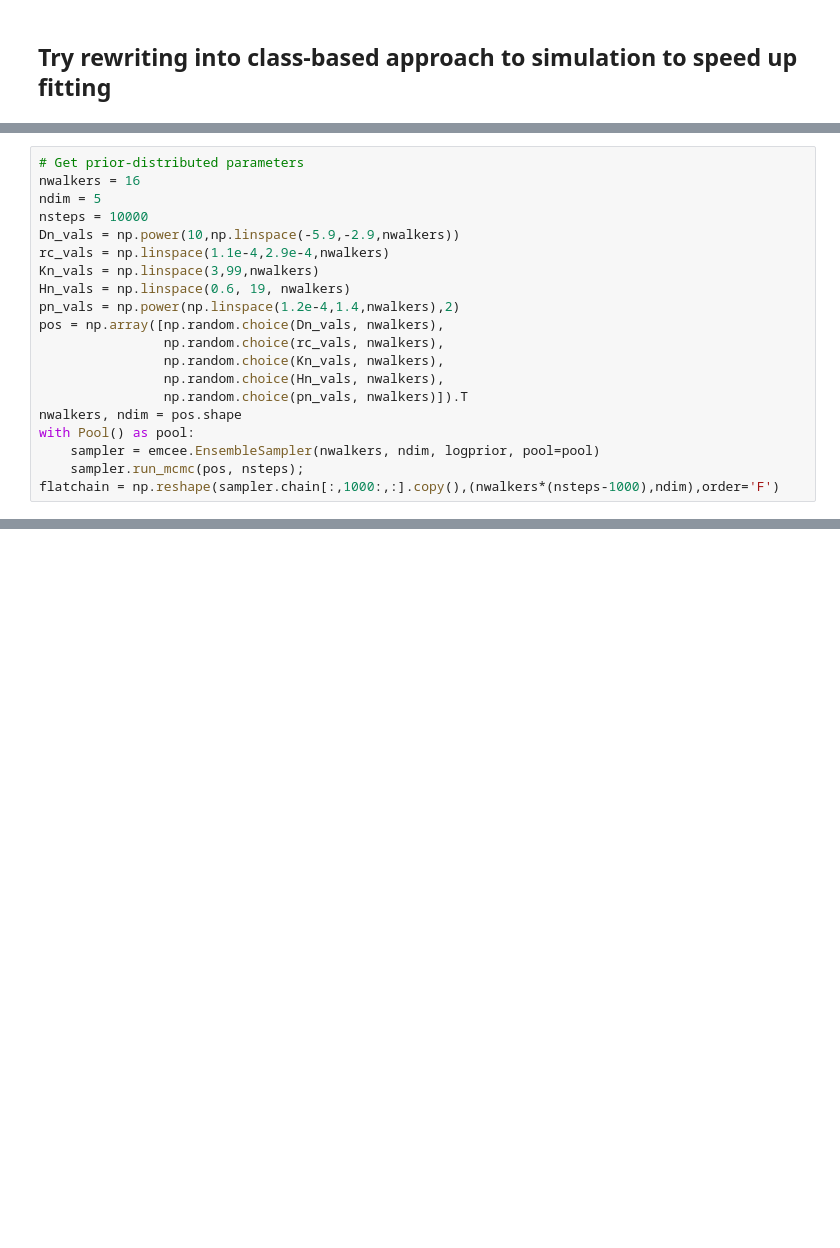
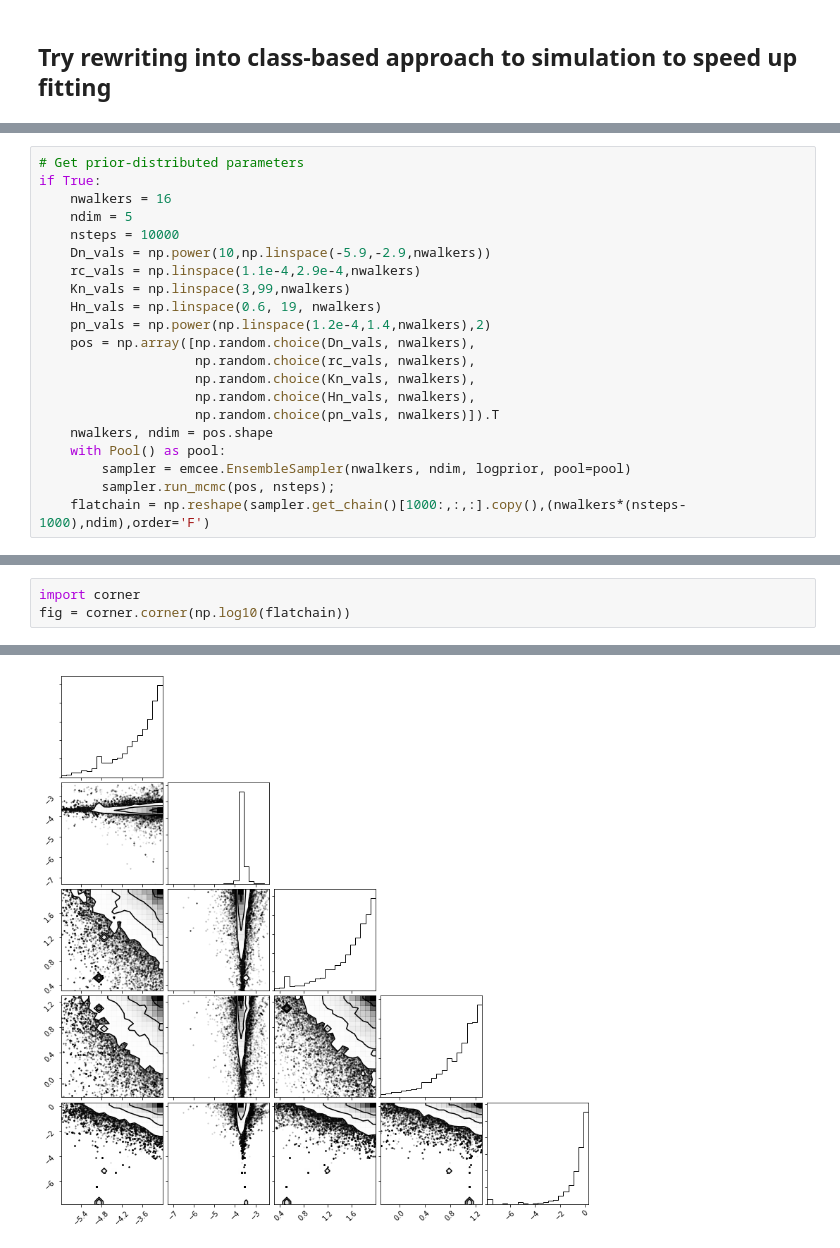
Before and after one commit to boospooky/omnitray-modeling, a Jupyter notebook: omnitray-modeling/mimic_190413_exp_jac.ipynb, the cells around one changed output, grey strips where cells are left out. Cells and saved outputs as stored; diff of their text form; blank space fills up the shorter version.

```diff
--- a/omnitray-modeling/mimic_190413_exp_jac.ipynb
+++ b/omnitray-modeling/mimic_190413_exp_jac.ipynb
@@ -1950,20 +876,21 @@ class Fitter(object):
 # %%
 # Get prior-distributed parameters
-nwalkers = 16
-ndim = 5
-nsteps = 10000
-Dn_vals = np.power(10,np.linspace(-5.9,-2.9,nwalkers))
-rc_vals = np.linspace(1.1e-4,2.9e-4,nwalkers)
-Kn_vals = np.linspace(3,99,nwalkers)
-Hn_vals = np.linspace(0.6, 19, nwalkers)
-pn_vals = np.power(np.linspace(1.2e-4,1.4,nwalkers),2)
-pos = np.array([np.random.choice(Dn_vals, nwalkers),
-                np.random.choice(rc_vals, nwalkers),
-                np.random.choice(Kn_vals, nwalkers),
-                np.random.choice(Hn_vals, nwalkers),
-                np.random.choice(pn_vals, nwalkers)]).T
-nwalkers, ndim = pos.shape
-with Pool() as pool:
-    sampler = emcee.EnsembleSampler(nwalkers, ndim, logprior, pool=pool)
-    sampler.run_mcmc(pos, nsteps);
-flatchain = np.reshape(sampler.chain[:,1000:,:].copy(),(nwalkers*(nsteps-1000),ndim),order='F')
+if True:
+    nwalkers = 16
+    ndim = 5
+    nsteps = 10000
+    Dn_vals = np.power(10,np.linspace(-5.9,-2.9,nwalkers))
+    rc_vals = np.linspace(1.1e-4,2.9e-4,nwalkers)
+    Kn_vals = np.linspace(3,99,nwalkers)
+    Hn_vals = np.linspace(0.6, 19, nwalkers)
+    pn_vals = np.power(np.linspace(1.2e-4,1.4,nwalkers),2)
+    pos = np.array([np.random.choice(Dn_vals, nwalkers),
+                    np.random.choice(rc_vals, nwalkers),
+                    np.random.choice(Kn_vals, nwalkers),
+                    np.random.choice(Hn_vals, nwalkers),
+                    np.random.choice(pn_vals, nwalkers)]).T
+    nwalkers, ndim = pos.shape
+    with Pool() as pool:
+        sampler = emcee.EnsembleSampler(nwalkers, ndim, logprior, pool=pool)
+        sampler.run_mcmc(pos, nsteps);
+    flatchain = np.reshape(sampler.get_chain()[1000:,:,:].copy(),(nwalkers*(nsteps-1000),ndim),order='F')
@@ -2418,0 +919,4 @@ for ii, sim_pad in zip(label_list, sim_list):
+# %%
+import corner
+fig = corner.corner(np.log10(flatchain))
+# %% [output]
@@ -2418,0 +924 @@ for ii, sim_pad in zip(label_list, sim_list):
+[figure, added]
```
Also changed, not shown: parts of 77 cells of this notebook.
